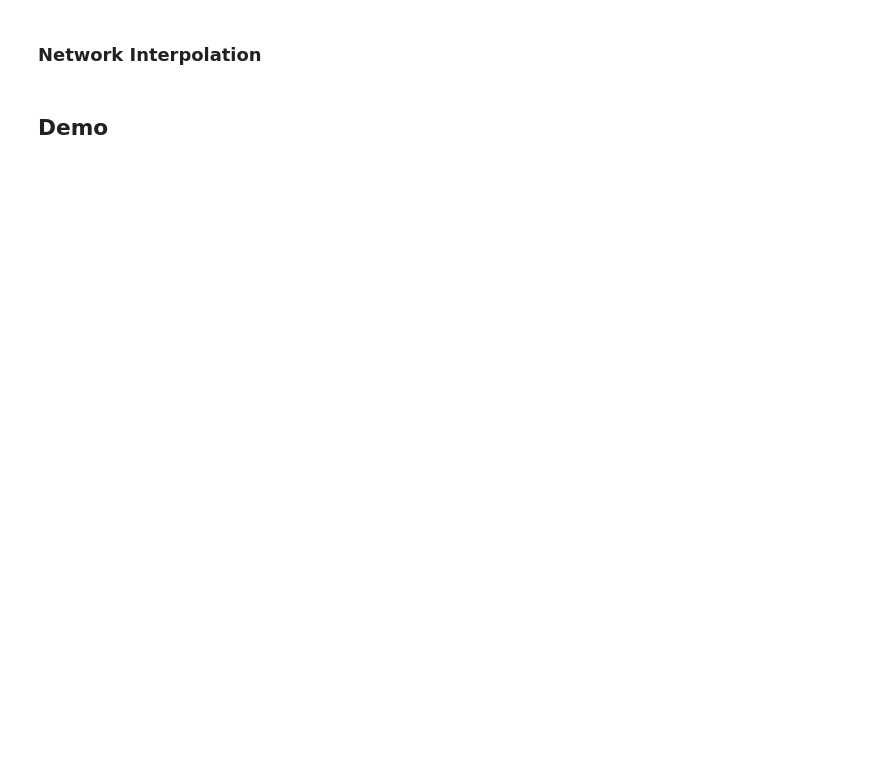
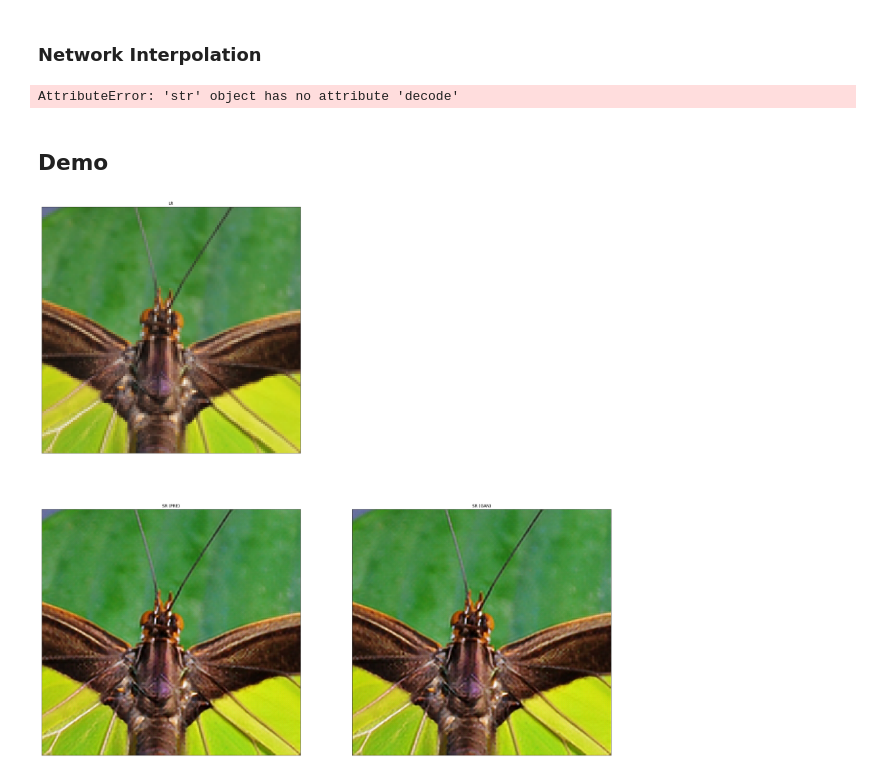
Before and after one commit to Keshav-31/xsrgan, a Jupyter notebook: Training_xesrgan.ipynb, the cells around one changed output. Drawn from its saved outputs; the diff is of its cells as text; code cells hidden in the pictures; blank space fills up the shorter version.

Commit message:
Add trained_weights for sxesrgan

```diff
--- a/Training_xesrgan.ipynb
+++ b/Training_xesrgan.ipynb
@@ -67,11 +104,12 @@ gan_trainer.discriminator.save_weights(weights_file('gan_discriminator.h5'))
 ### Network Interpolation
 # %%
 sxesrpre_generator = sxesrgen()
-sxesrgan_generator = sxesrgen()
 # %%
-weights_dir = 'weights/sxesrgan'
+weights_dir = 'trained_weights/sxesrgan'
 weights_file = lambda filename: os.path.join(weights_dir, filename)
 sxesrpre_generator.load_weights(weights_file('pre_generator.h5'))
+# %% [output]
+AttributeError: 'str' object has no attribute 'decode'
 # %%
 weights_dir = 'weights/sxesrgan_lpips'
 weights_file = lambda filename: os.path.join(weights_dir, filename)
@@ -98,3 +133,6 @@ gan_generator.load_weights(weights_file('gan_generator.h5'))
+# %%
+pre_generator = pre_trainer.model
+gan_gen = gan_trainer.generator
 # %%
 from model import resolve_single
 from utils import load_image
@@ -103,9 +141,9 @@ def resolve_and_plot(lr_image_path):
     lr = load_image(lr_image_path)
 
     pre_sr = resolve_single(pre_generator, lr)
-    gan_sr = resolve_single(gan_generator, lr)
+    gan_sr = resolve_single(gan_gen, lr)
 
-    plt.figure(figsize=(20, 20))
+    plt.figure(figsize=(30, 30))
 
     images = [lr, pre_sr, gan_sr]
     titles = ['LR', 'SR (PRE)', 'SR (GAN)']
@@ -117,3 +155,8 @@ def resolve_and_plot(lr_image_path):
         plt.title(title)
         plt.xticks([])
         plt.yticks([])
+# %%
+lr_image_path = 'demo/0829x4-crop.png'
+resolve_and_plot(lr_image_path)
+# %% [output]
+[figure, added]
```
Also changed, not shown: parts of 16 cells of this notebook, 2 other files.
